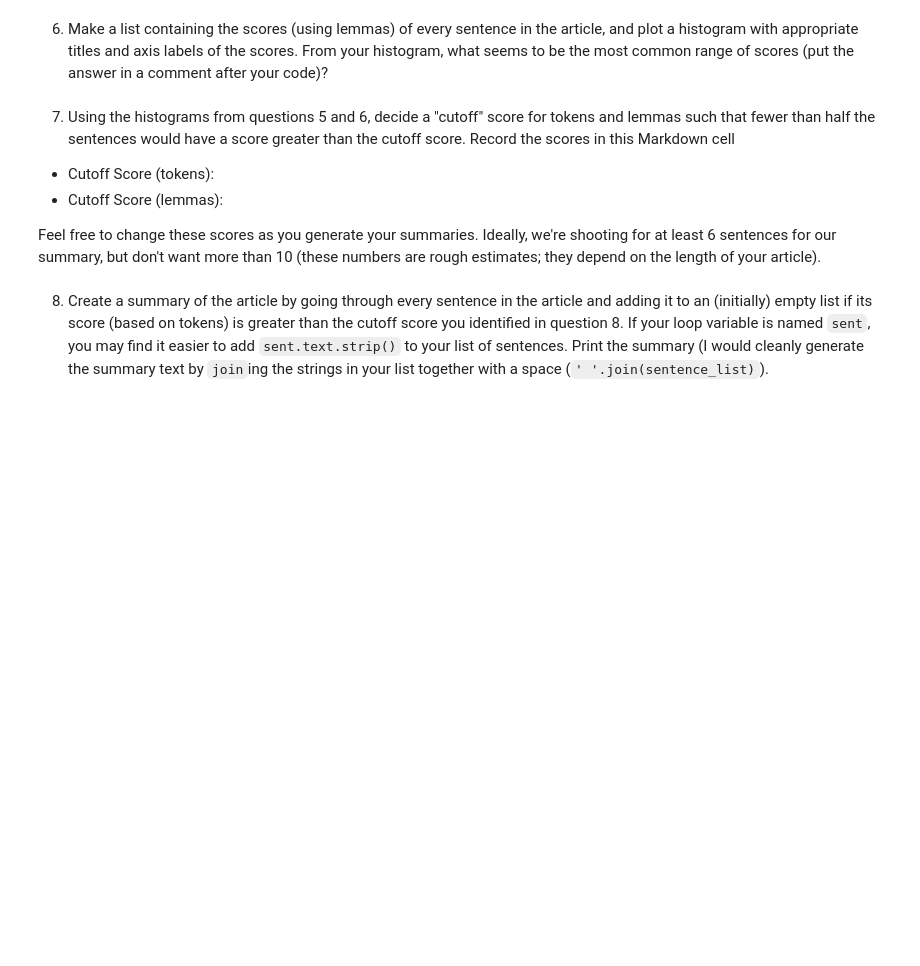
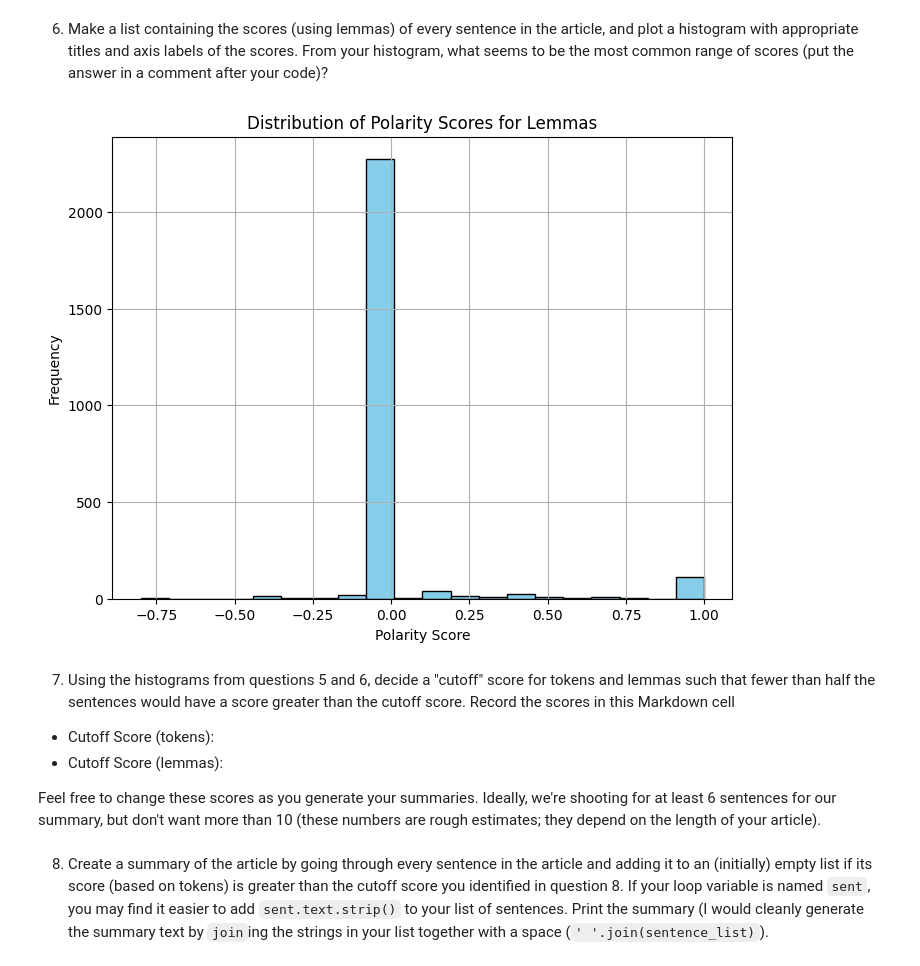
Before and after one commit to julia-fangman/article-summarizer-final, a Jupyter notebook: article-summarizer.ipynb, the cells around one changed output. Saved outputs shown, nothing was run; the diff lists cells and outputs as text; code cells hidden in the pictures; blank space fills up the shorter version.

```diff
--- a/article-summarizer.ipynb
+++ b/article-summarizer.ipynb
@@ -56,2 +212,19 @@ All prereqs installed.
 # %% [markdown]
 6. Make a list containing the scores (using lemmas) of every sentence in the article, and plot a histogram with appropriate titles and axis labels of the scores.  From your histogram, what seems to be the most common range of scores (put the answer in a comment after your code)?
+# %%
+import matplotlib.pyplot as plt
+from textblob import TextBlob
+
+# Calculate polarity score for each lemma in the article
+lemma_scores = [TextBlob(token.lemma_).sentiment.polarity for token in doc if not token.is_stop and not token.is_punct]
+
+# Plot histogram
+plt.figure(figsize=(8, 6))
+plt.hist(lemma_scores, bins=20, color='skyblue', edgecolor='black')
+plt.title('Distribution of Polarity Scores for Lemmas')
+plt.xlabel('Polarity Score')
+plt.ylabel('Frequency')
+plt.grid(True)
+plt.show()
+# %% [output]
+[figure, added]
```
Also changed, not shown: parts of 7 cells of this notebook.
